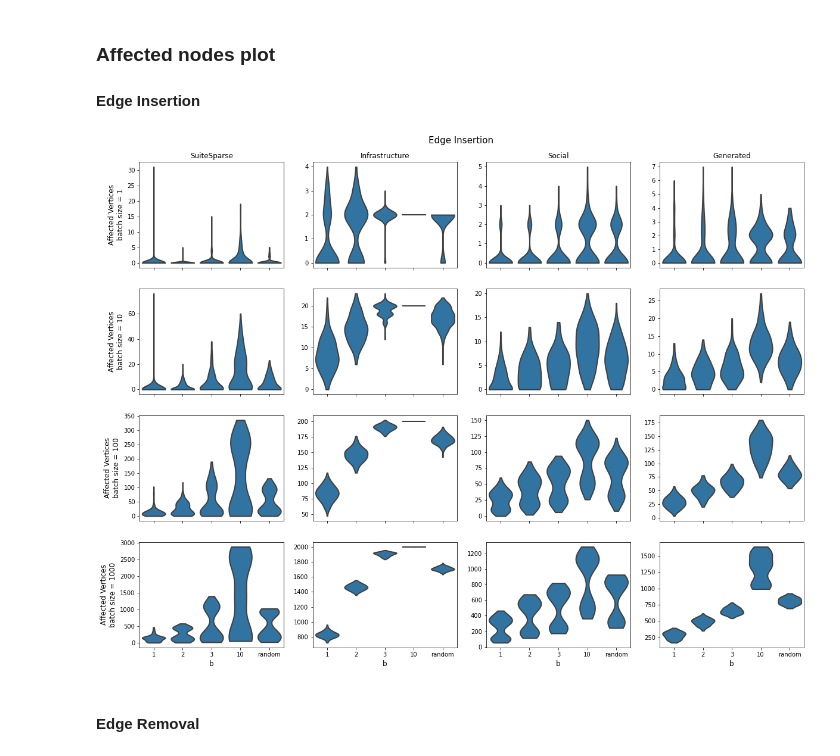
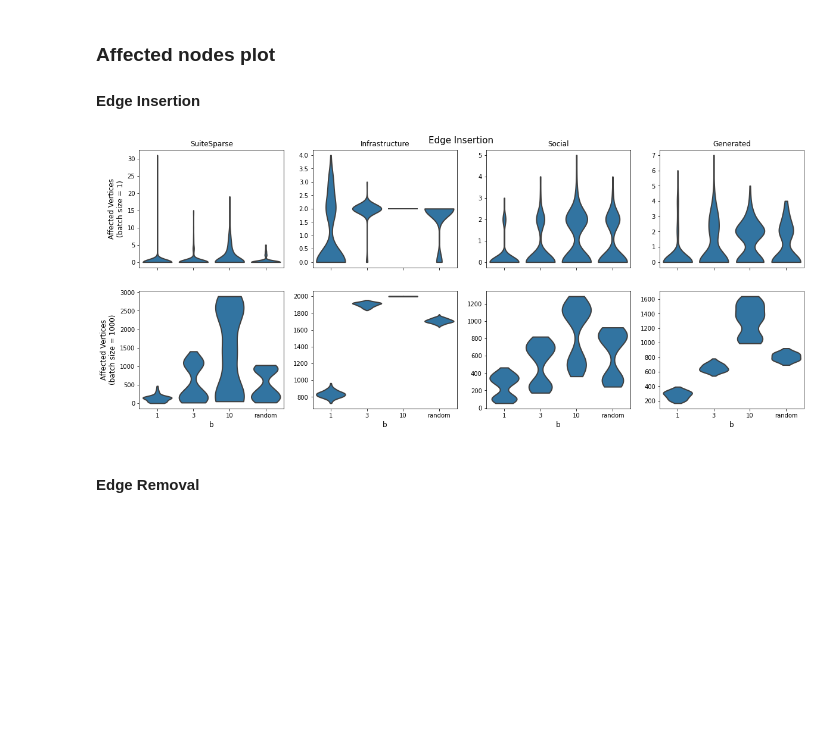
Before and after one commit to hu-macsy/cn-2024-dynamic-b-suitor-experiments, a Jupyter notebook: Evaluation.ipynb, the cells around one changed output. Drawn from its saved outputs; the diff is of its cells as text; code cells hidden in the pictures; blank space fills up the shorter version.

```diff
--- a/Evaluation.ipynb
+++ b/Evaluation.ipynb
@@ -98,7 +99,7 @@ A value is trying to be set on a copy of a slice from a DataFrame
 See the caveats in the documentation: https://pandas.pydata.org/pandas-docs/stable/user_guide/indexing.html#returning-a-view-versus-a-copy
   df_affected['b'][i] = local_b
 # %%
-df_speedup = df.groupby(['group','b','operation','batch_size']).agg({'speedup' : 'sum'})
+df_speedup = df_seq.groupby(['group','b','operation','batch_size']).agg({'speedup' : 'sum'})
 df_speedup.reset_index(inplace=True)
 for i, row in df_speedup.iterrows():
     local_b = [row['b']] * len(row['speedup'])
@@ -108,71 +109,49 @@ A value is trying to be set on a copy of a slice from a DataFrame
 
 See the caveats in the documentation: https://pandas.pydata.org/pandas-docs/stable/user_guide/indexing.html#returning-a-view-versus-a-copy
   df_speedup['b'][i] = local_b
+# %%
+# Plotting function
+def plotter(localDf, column, op = None, rows = ['10e0','10e1','10e2','10e3']):
+    y = 0
+    found = False
+    for idx, val in enumerate(rows):
+        if (localDf['batch_size'] == val).all():
+            y = idx
+            found = True
+            break
+    if not found:
+        return
+    for i, val in enumerate(["real_sparse", "real_infrastructure", "real_social", "random"]):
+        if op != None:
+            localQuery = localDf.query('group == @val and operation == @op')
+        else:
+            localQuery = localDf.query('group == @val')
+        sns.violinplot(x=localQuery['b'].sum(), y=localQuery[column].sum(), bw_adjust=1.2, inner=None, linewidth=2, cut=0, density_norm="count", ax=axs[y, i], order=[ '1', '3', '10', 'random'])
 # %% [markdown]
 ### Affected nodes plot
 
 #### Edge Insertion
 # %%
-fig, axs = plt.subplots(4, 4, figsize=(20, 15), sharex='all')
+fig, axs = plt.subplots(2, 4, figsize=(20, 8), sharex='all')
 
 cols = ['{}'.format(col) for col in ['SuiteSparse', 'Infrastructure', 'Social', 'Generated']]
-rows = ['{}'.format(col) for col in ['Affected Vertices\nbatch size = 1', 'Affected Vertices\nbatch size = 10', 'Affected Vertices\nbatch size = 100', 'Affected Vertices\nbatch size = 1000']]
+rows = ['{}'.format(col) for col in ['Affected Vertices\n(batch size = 1)', 'Affected Vertices\n(batch size = 10)', 'Affected Vertices\n(batch size = 100)', 'Affected Vertices\n(batch size = 1000)']]
 
 for ax, col in zip(axs[0], cols):
     ax.set_title(col)
 
-for ax, row in zip(axs[:,0], rows):
-    ax.set_ylabel(row, rotation=90, fontsize=12, labelpad=5)
+axs[0,0].set_ylabel(rows[0], rotation=90, fontsize=12, labelpad=5)
+axs[1,0].set_ylabel(rows[3], rotation=90, fontsize=12, labelpad=5)
 
-for ax in axs[3,:]:
+for ax in axs[1,:]:
     ax.set_xlabel('b', fontsize=12)
 
 fig.suptitle("Edge Insertion", y=0.92, fontsize=15)
 
-def plotter(localDf):
-    op = "insert"
-    if (localDf['batch_size'] == '10e0').all():
-        localSparse = localDf.query('group == "real_sparse" and operation == @op')
-        localInfra = localDf.query('group == "real_infrastructure" and operation == @op')
-        localSocial = localDf.query('group == "real_social" and operation == @op')
-        localRandom = localDf.query('group == "random" and operation == @op')
-        sns.violinplot(x=localSparse['b'].sum(), y=localSparse['affected_nodes'].sum(), bw_adjust=1.2, inner=None, linewidth=2, cut=0, density_norm="count", ax=axs[0, 0], order=[ '1', '2', '3', '10', 'random'])
-        sns.violinplot(x=localInfra['b'].sum(), y=localInfra['affected_nodes'].sum(), bw_adjust=1.2, inner=None, linewidth=2, cut=0, density_norm="count", ax=axs[0, 1])
-        sns.violinplot(x=localSocial['b'].sum(), y=localSocial['affected_nodes'].sum(), bw_adjust=1.2, inner=None, linewidth=2, cut=0, density_norm="count", ax=axs[0, 2])
-        sns.violinplot(x=localRandom['b'].sum(), y=localRandom['affected_nodes'].sum(), bw_adjust=1.2, inner=None, linewidth=2, cut=0, density_norm="count", ax=axs[0, 3])
-    if (localDf['batch_size'] == '10e1').all():
-        localSparse = localDf.query('group == "real_sparse" and operation == @op')
-        localInfra = localDf.query('group == "real_infrastructure" and operation == @op')
-        localSocial = localDf.query('group == "real_social" and operation == @op')
-        localRandom = localDf.query('group == "random" and operation == @op')
-        sns.violinplot(x=localSparse['b'].sum(), y=localSparse['affected_nodes'].sum(), bw_adjust=1.2, inner=None, linewidth=2, cut=0, density_norm="count", ax=axs[1, 0])
-        sns.violinplot(x=localInfra['b'].sum(), y=localInfra['affected_nodes'].sum(), bw_adjust=1.2, inner=None, linewidth=2, cut=0, density_norm="count", ax=axs[1, 1])
-        sns.violinplot(x=localSocial['b'].sum(), y=localSocial['affected_nodes'].sum(), bw_adjust=1.2, inner=None, linewidth=2, cut=0, density_norm="count", ax=axs[1, 2])
-        sns.violinplot(x=localRandom['b'].sum(), y=localRandom['affected_nodes'].sum(), bw_adjust=1.2, inner=None, linewidth=2, cut=0, density_norm="count", ax=axs[1, 3])
-    if (localDf['batch_size'] == '10e2').all():
-        localSparse = localDf.query('group == "real_sparse" and operation == @op')
-        localInfra = localDf.query('group == "real_infrastructure" and operation == @op')
-        localSocial = localDf.query('group == "real_social" and operation == @op')
-        localRandom = localDf.query('group == "random" and operation == @op')
-        sns.violinplot(x=localSparse['b'].sum(), y=localSparse['affected_nodes'].sum(), bw_adjust=1.2, inner=None, linewidth=2, cut=0, density_norm="count", ax=axs[2, 0])
-        sns.violinplot(x=localInfra['b'].sum(), y=localInfra['affected_nodes'].sum(), bw_adjust=1.2, inner=None, linewidth=2, cut=0, density_norm="count", ax=axs[2, 1])
-        sns.violinplot(x=localSocial['b'].sum(), y=localSocial['affected_nodes'].sum(), bw_adjust=1.2, inner=None, linewidth=2, cut=0, density_norm="count", ax=axs[2, 2])
-        sns.violinplot(x=localRandom['b'].sum(), y=localRandom['affected_nodes'].sum(), bw_adjust=1.2, inner=None, linewidth=2, cut=0, density_norm="count", ax=axs[2, 3])
-    if (localDf['batch_size'] == '10e3').all():
-        localSparse = localDf.query('group == "real_sparse" and operation == @op')
-        localInfra = localDf.query('group == "real_infrastructure" and operation == @op')
-        localSocial = localDf.query('group == "real_social" and operation == @op')
-        localRandom = localDf.query('group == "random" and operation == @op')
-        sns.violinplot(x=localSparse['b'].sum(), y=localSparse['affected_nodes'].sum(), bw_adjust=1.2, inner=None, linewidth=2, cut=0, density_norm="count", ax=axs[3, 0])
-        sns.violinplot(x=localInfra['b'].sum(), y=localInfra['affected_nodes'].sum(), bw_adjust=1.2, inner=None, linewidth=2, cut=0, density_norm="count", ax=axs[3, 1])
-        sns.violinplot(x=localSocial['b'].sum(), y=localSocial['affected_nodes'].sum(), bw_adjust=1.2, inner=None, linewidth=2, cut=0, density_norm="count", ax=axs[3, 2])
-        sns.violinplot(x=localRandom['b'].sum(), y=localRandom['affected_nodes'].sum(), bw_adjust=1.2, inner=None, linewidth=2, cut=0, density_norm="count", ax=axs[3, 3])
-
-
-df_affected.groupby('batch_size').apply(plotter)
+df_affected.groupby('batch_size').apply(plotter, op = 'insert', column = 'affected_nodes', rows=['10e0','10e3'])
 plt.savefig('./plots/affected_insertion.pdf', format="pdf", bbox_inches='tight')
 # %% [output]
-[figure, old version]
+[figure, new version]
 # %% [markdown]
 #### Edge Removal
 # %%
```
Also changed, not shown: parts of 19 cells of this notebook, 1 other file.
